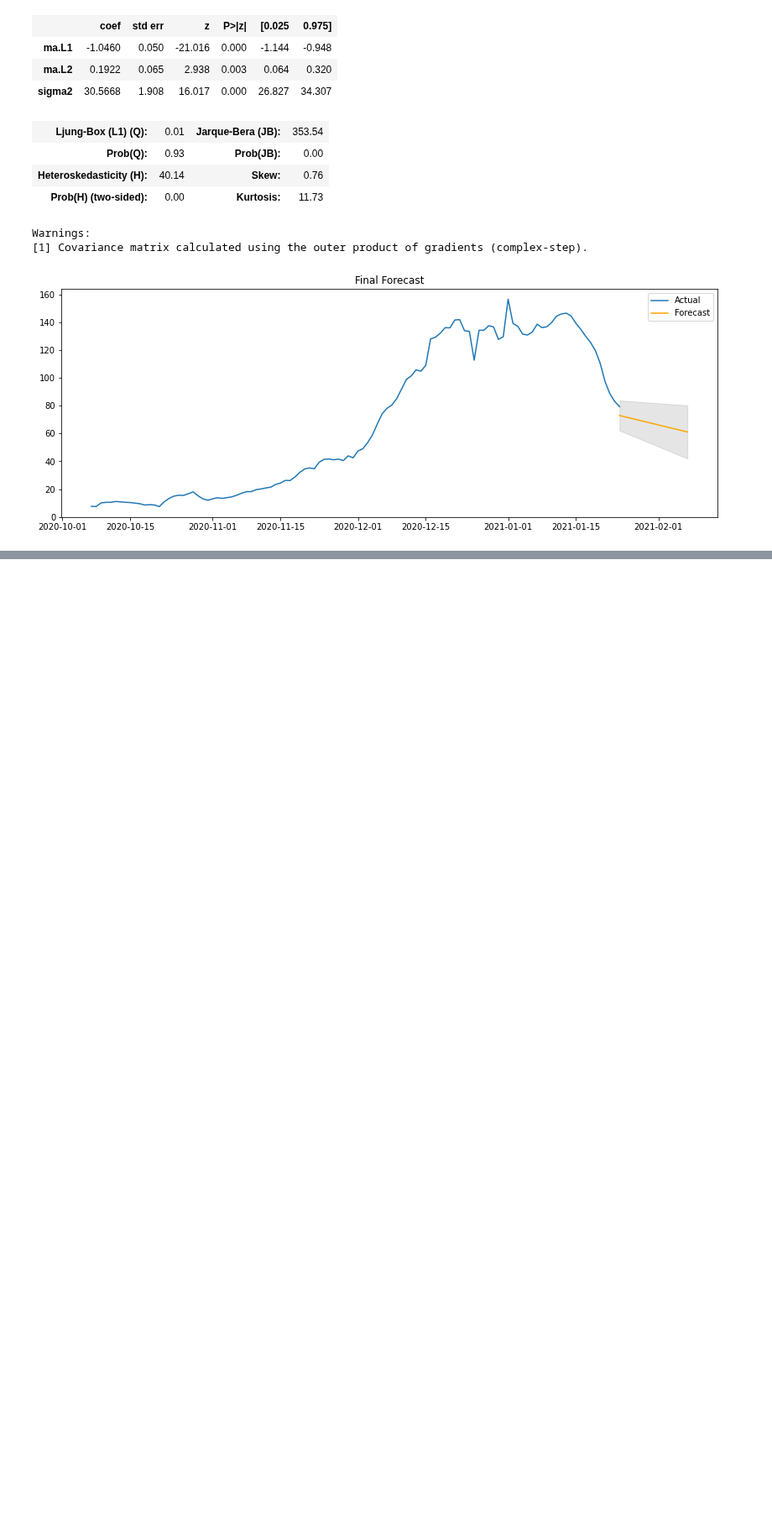
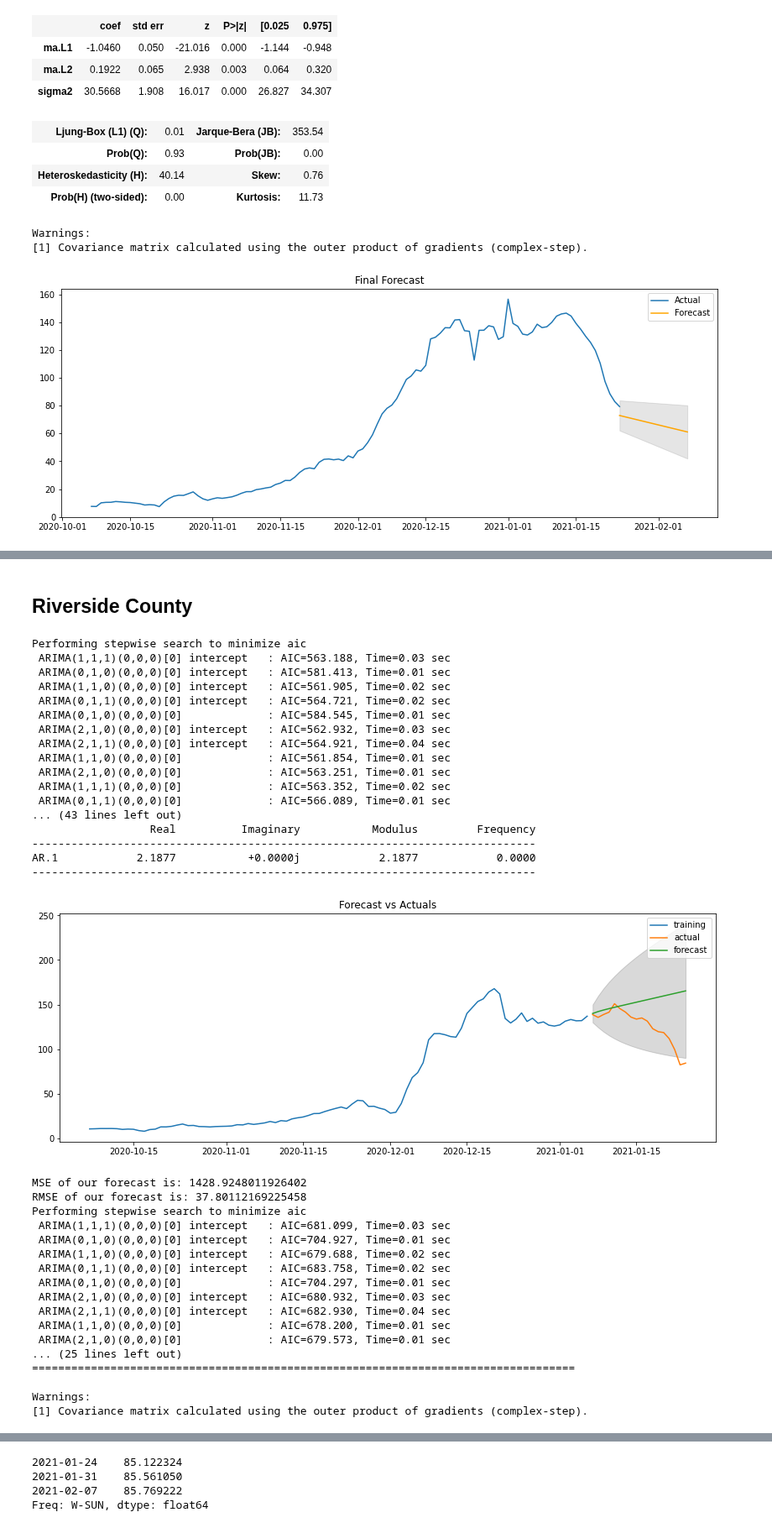
Before and after one commit to lettywu/COVID-19-vaccinations, a Jupyter notebook: alyssia/ARIMA_model.ipynb, the cells around one changed output, grey strips where cells are left out. Shown at 84% size. Saved outputs shown, nothing was run; the diff lists cells and outputs as text; code cells hidden in the pictures; blank space fills up the shorter version.

```diff
--- a/alyssia/ARIMA_model.ipynb
+++ b/alyssia/ARIMA_model.ipynb
@@ -366,0 +522,42 @@ plt.show()
+# %% [markdown]
+## Riverside County
+# %%
+## Riverside County
+
+arima_model(Riverside)
+# %% [output]
+Performing stepwise search to minimize aic
+ ARIMA(1,1,1)(0,0,0)[0] intercept   : AIC=563.188, Time=0.03 sec
+ ARIMA(0,1,0)(0,0,0)[0] intercept   : AIC=581.413, Time=0.01 sec
+ ARIMA(1,1,0)(0,0,0)[0] intercept   : AIC=561.905, Time=0.02 sec
+ ARIMA(0,1,1)(0,0,0)[0] intercept   : AIC=564.721, Time=0.02 sec
+ ARIMA(0,1,0)(0,0,0)[0]             : AIC=584.545, Time=0.01 sec
+ ARIMA(2,1,0)(0,0,0)[0] intercept   : AIC=562.932, Time=0.03 sec
+ ARIMA(2,1,1)(0,0,0)[0] intercept   : AIC=564.921, Time=0.04 sec
+ ARIMA(1,1,0)(0,0,0)[0]             : AIC=561.854, Time=0.01 sec
+ ARIMA(2,1,0)(0,0,0)[0]             : AIC=563.251, Time=0.01 sec
+ ARIMA(1,1,1)(0,0,0)[0]             : AIC=563.352, Time=0.02 sec
+ ARIMA(0,1,1)(0,0,0)[0]             : AIC=566.089, Time=0.01 sec
+... (43 lines left out)
+                  Real          Imaginary           Modulus         Frequency
+-----------------------------------------------------------------------------
+AR.1            2.1877           +0.0000j            2.1877            0.0000
+-----------------------------------------------------------------------------
+[figure, added]
+MSE of our forecast is: 1428.9248011926402
+RMSE of our forecast is: 37.80112169225458
+Performing stepwise search to minimize aic
+ ARIMA(1,1,1)(0,0,0)[0] intercept   : AIC=681.099, Time=0.03 sec
+ ARIMA(0,1,0)(0,0,0)[0] intercept   : AIC=704.927, Time=0.01 sec
+ ARIMA(1,1,0)(0,0,0)[0] intercept   : AIC=679.688, Time=0.02 sec
+ ARIMA(0,1,1)(0,0,0)[0] intercept   : AIC=683.758, Time=0.02 sec
+ ARIMA(0,1,0)(0,0,0)[0]             : AIC=704.297, Time=0.01 sec
+ ARIMA(2,1,0)(0,0,0)[0] intercept   : AIC=680.932, Time=0.03 sec
+ ARIMA(2,1,1)(0,0,0)[0] intercept   : AIC=682.930, Time=0.04 sec
+ ARIMA(1,1,0)(0,0,0)[0]             : AIC=678.200, Time=0.01 sec
+ ARIMA(2,1,0)(0,0,0)[0]             : AIC=679.573, Time=0.01 sec
+... (25 lines left out)
+===================================================================================
+
+Warnings:
+[1] Covariance matrix calculated using the outer product of gradients (complex-step).
@@ -366,0 +565,4 @@ plt.show()
+2021-01-24    85.122324
+2021-01-31    85.561050
+2021-02-07    85.769222
+Freq: W-SUN, dtype: float64
```
Also changed, not shown: parts of 16 cells of this notebook, 1 other file.
